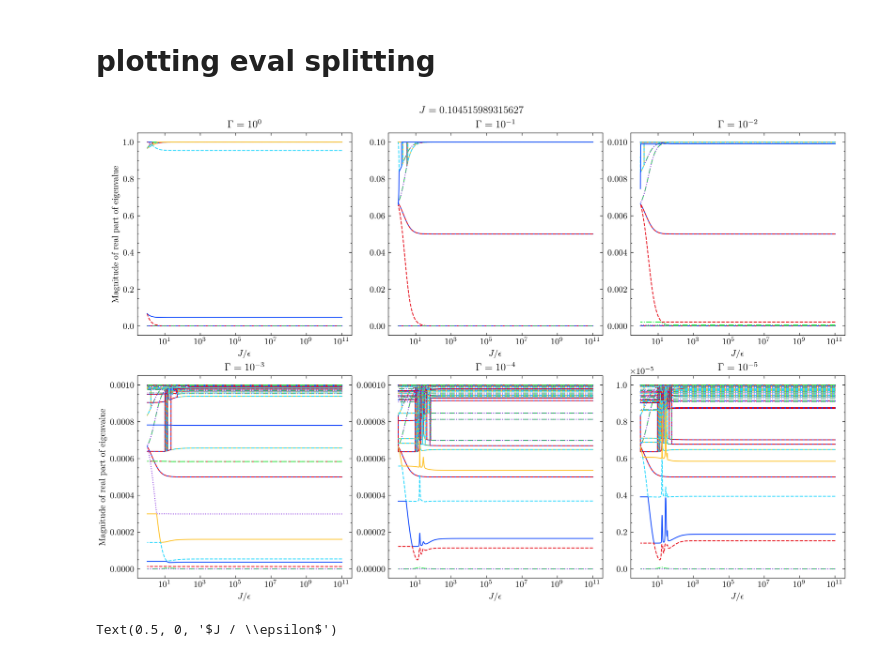
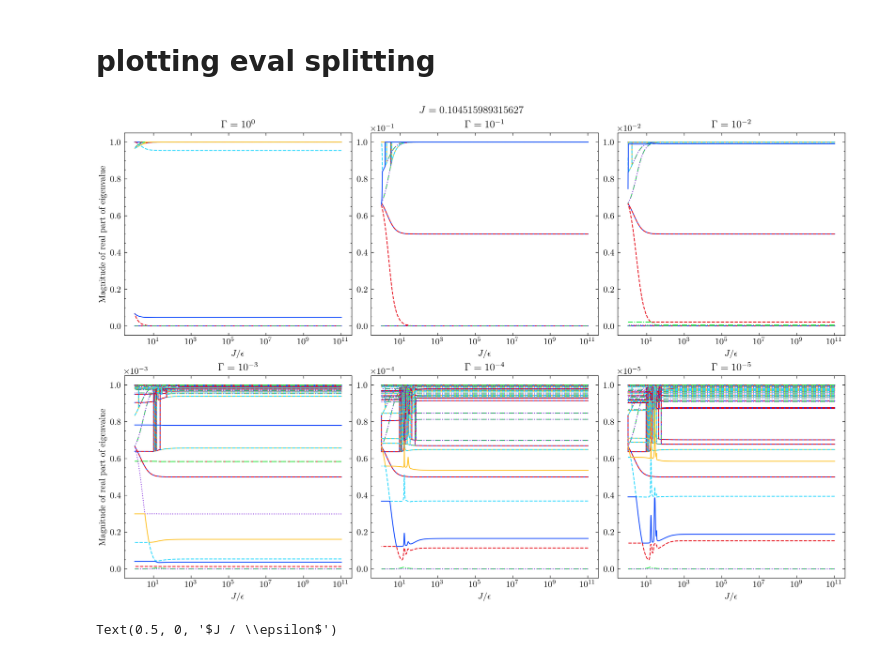
Before and after one commit to kiwipretzel/nserc-2026, a Jupyter notebook: [3.6] [10-site from NV paper]/[3.6.0] [Hamiltonian and eval splitting of Configuration A] [june 27].ipynb, the cells around one changed output. Saved outputs shown, nothing was run; the diff lists cells and outputs as text; code cells hidden in the pictures.

```diff
--- a/[3.6] [10-site from NV paper]/[3.6.0] [Hamiltonian and eval splitting of Configuration A] [june 27].ipynb
+++ b/[3.6] [10-site from NV paper]/[3.6.0] [Hamiltonian and eval splitting of Configuration A] [june 27].ipynb
@@ -148,35 +144,35 @@ plt.style.use(['science', 'high-vis'])
 
 
 
 for row in range(np.shape(axs)[0]):
     for col in range(np.shape(axs)[1]):
         data = datas[np.shape(axs)[1]*row+col]
         eps = data[:, 0]
         evals = data[:, 1:]
 
         for i in range(evals.shape[1]):
             axs[row][col].plot(J_val/eps,
                            np.abs(evals[:, i]),
                             label=f"{i+1}",
                             #linewidth=2.75*0.95**i,
                             #alpha=1*0.99**i
                          )
 
         #axs[row][col].legend(title='Eigenvalue No.:', title_fontsize=12, fontsize=9, ncol=3, loc=(0.3, 0.2)) # plotting legend
         axs[row][col].set_xscale('log') # setting log scale for x axis
         axs[row][col].set_xlabel(r"$J / \epsilon$") # labelling x axis
         #axs[row][col].invert_xaxis() # inverting x axis
-        #axs[row][col].ticklabel_format(axis='y', style='sci', scilimits=(0, 0)) # using sci notation for y axis
+        axs[row][col].ticklabel_format(axis='y', style='sci', scilimits=(0, 0)) # using sci notation for y axis
         #axs[row][col].set_yscale('log') # setting log scale for y axis
         #axs[row][col].set_ylim([-1*gammas[np.shape(axs)[1]*row+col]*0.2, gammas[np.shape(axs)[1]*row+col]*1.2]) # forcing bounds of y axis (so that large magnitudes don't blow up the plot)
         axs[row][col].set_title(fr'$\Gamma=10^{{{int(np.log10(gammas[np.shape(axs)[1]*row+col]))}}}$')
 
 axs[0][0].set_ylabel('Magnitude of real part of eigenvalue')  # labelling y axis
 axs[1][0].set_ylabel('Magnitude of real part of eigenvalue')  # labelling y axis
 fig.suptitle(fr'$J={J_val}$')
 fig.savefig("splitting A.pdf")
 # %% [output]
-[figure, old version]
+[figure, new version]
 # %%
 data = datas[1]
 eps = data[:, 0]
```
Also changed, not shown: parts of 1 cell of this notebook, 1 other file.
